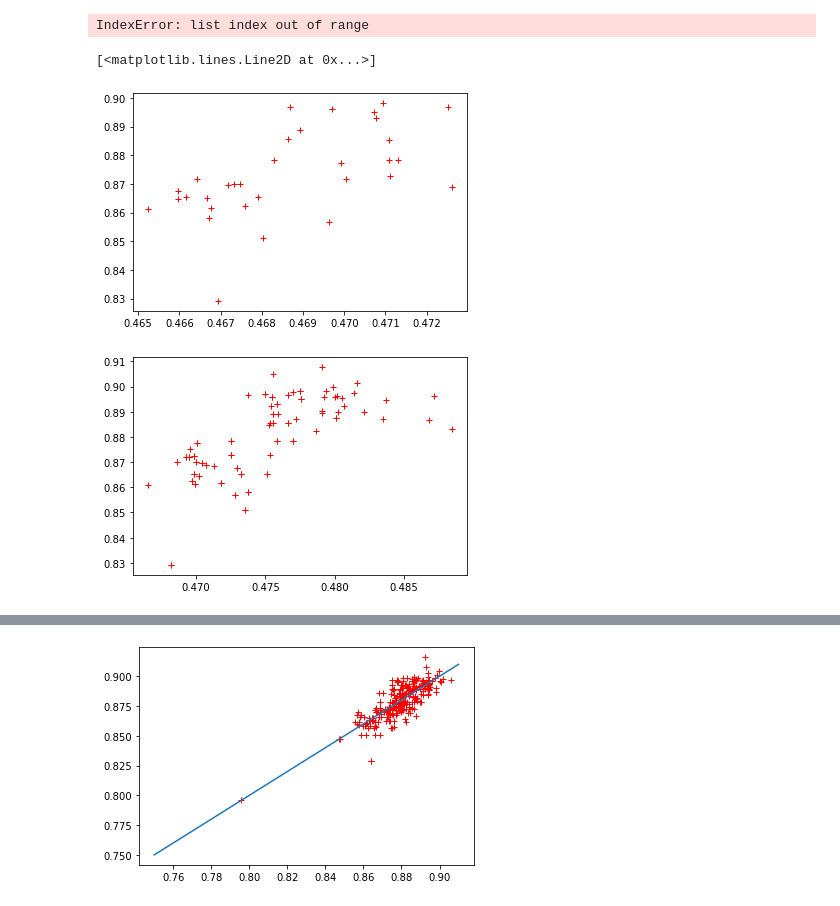
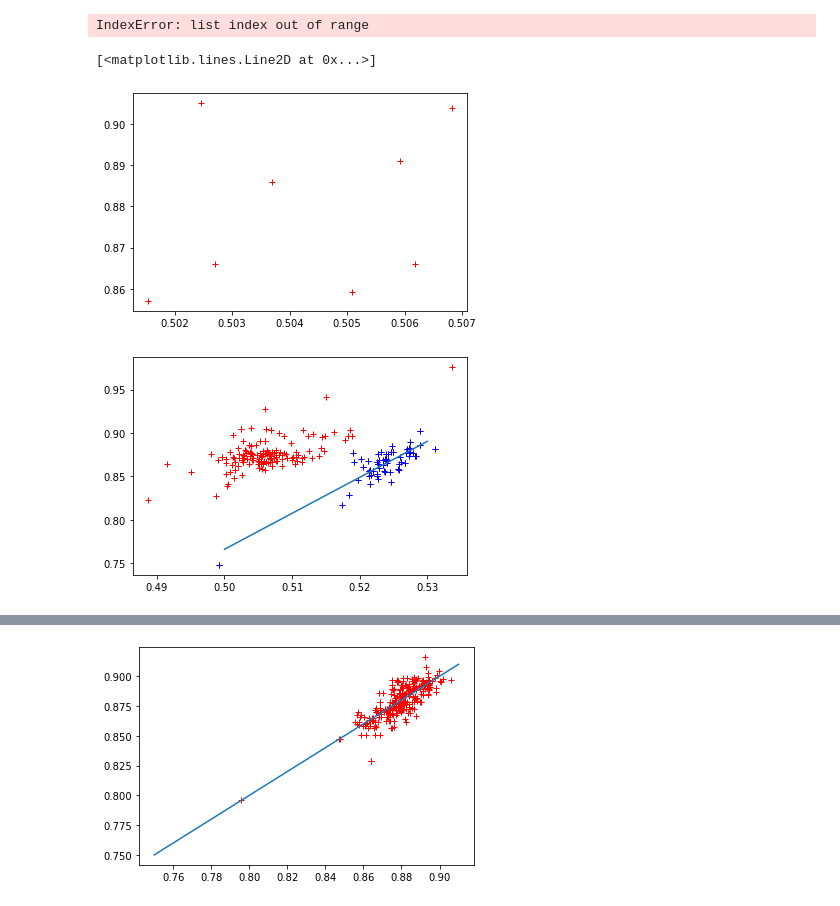
Before and after one commit to IExistSometimes/TIFF-An-y, a Jupyter notebook: Mapper.ipynb, the cells around one changed output, grey strips where cells are left out. Saved outputs shown, nothing was run; the diff lists cells and outputs as text; code cells hidden in the pictures.

```diff
--- a/Mapper.ipynb
+++ b/Mapper.ipynb
@@ -154,7 +194,7 @@ for i in range(len(stage_calibration_points)):
     image_cal_points_for_opt.append(image_calibration_points[i][0])
     image_cal_points_for_opt.append(image_calibration_points[i][1])
 # %%
-image = np.array(plt.imread('offset_fixed_rerun_lwremoved.png'))
+image = np.array(plt.imread('John3_geo_25x_lwremoved.png'))
 
 probe_x_list = probe_data.iloc[:,9]
 #print(probe_x_list[0]) #for checking that the right column was selected
@@ -166,7 +206,7 @@ for i in range(len(probe_data.iloc[:,9])):
 probe_points = np.array(probe_points)
 #probe_y_list[0]
 anorthite_list = np.array((probe_data.iloc[:,4]/40.078)/((probe_data.iloc[:,4]/40.078)+(probe_data.iloc[:,1]/22.990)+(probe_data.iloc[:,6]/39.098)))
-dist_list = np.array(probe_data.iloc[:,12])
+dist_list = np.array(probe_data.iloc[:,12]).astype(float)
 #parameter_bundle = curvefit_parameter_bundle
 #probe_points_placed = transformer(probe_points, parameter_bundle[0], parameter_bundle[1], parameter_bundle[2], parameter_bundle[3])
 
@@ -428,7 +613,7 @@ for i in range(len(probe_points_placed)):
 
 clean_list_entries = []
 for i in range(len(probe_points_placed)):
-    if intensity_list[i] >0.46 and intensity_list[i] <250/256 and anorthite_list[i]>0.6 and anorthite_list[i]<1.0:
+    if intensity_list[i] >0.4 and intensity_list[i] <0.54 and anorthite_list[i]>0.6 and anorthite_list[i]<1.0:
         clean_list_entries.append(i)
 
 #xlim=[0.3,0.6], ylim=[0.8,0.9]
@@ -443,7 +628,7 @@ clean_y_array = np.array(probe_points_placed)[clean_list_entries, 1]
 
 clean_set = np.array([clean_intensity_array, clean_anorthite_array, clean_x_array, clean_y_array])
 ax.plot(clean_intensity_array,clean_anorthite_array, 'r+')
-#ax.set_xlim(0.45*255,0.5*255)
+#ax.set_xlim(0.48,0.55)
 #ax.set_ylim(0.8,0.93)
 plt.show()
 # %% [output]
@@ -506,8 +713,8 @@ tilewise_anint_params = []
 tilewise_predicted_ans = []
 for i in range(len(clean_set_populated_tiles)):
     tile_model = LinearRegression()
-    tile_independents = np.transpose(np.array([clean_set_populated_tiles[i][:,2], clean_set_populated_tiles[i][:,3], clean_set_populated_tiles[i][:,0]]))
-    #tile_independents = np.transpose(np.array((clean_set_populated_tiles[i][:,0], clean_set_populated_tiles[i][:,0]**2, clean_set_populated_tiles[i][:,0]**0.5)))
+    #tile_independents = np.transpose(np.array([clean_set_populated_tiles[i][:,2], clean_set_populated_tiles[i][:,3], clean_set_populated_tiles[i][:,0]]))
+    tile_independents = np.array(clean_set_populated_tiles[i][:,0]).reshape(-1, 1)
     tile_dependents = clean_set_populated_tiles[i][:,1]
     tile_model.fit(tile_independents, tile_dependents)
     predictions = tile_model.predict(tile_independents)
@@ -546,20 +758,22 @@ for i in range(len(clean_set_populated_tiles[tile_to_see][:,0])):
 # %% [output]
 IndexError: list index out of range
 # %%
-x = np.linspace(0.75, 0.91, 20)
+x = np.linspace(0.5, 0.53, 20)
 tile_to_see = 3
 plt.plot(clean_set_populated_tiles[tile_to_see][:,0], clean_set_populated_tiles[tile_to_see][:,1], 'r+')
 # %% [output]
 [<matplotlib.lines.Line2D at 0x...>]
-[figure, old version]
+[figure, new version]
 # %%
 fig, ax = plt.subplots()
-tile_to_see = np.array([0,1,2,3])
-tile_to_consider = np.array([3])
+tile_to_see = np.array([0,1,2,3,4,5,7,8,9,10,11,12,13,14,15,16,17,18,19,20,21])
+tile_to_consider = np.array([7])
 for i in tile_to_see:
     ax.plot(clean_set_populated_tiles[i][:,0], clean_set_populated_tiles[i][:,1], 'r+')
-#for i in tile_to_consider:
-#    ax.plot(clean_set_populated_tiles[i][:,0], clean_set_populated_tiles[i][:,1], 'b+')
+for i in tile_to_consider:
+    ax.plot(clean_set_populated_tiles[i][:,0], clean_set_populated_tiles[i][:,1], 'b+')
+ax.plot(x, (x*tilewise_anint_params[7][0]+tilewise_anint_params[7][1]))
 plt.show()
+#John4 7 is high res
 # %% [output]
-[figure, old version]
+[figure, new version]
```
Also changed, not shown: parts of 52 cells of this notebook, 3 other files.
